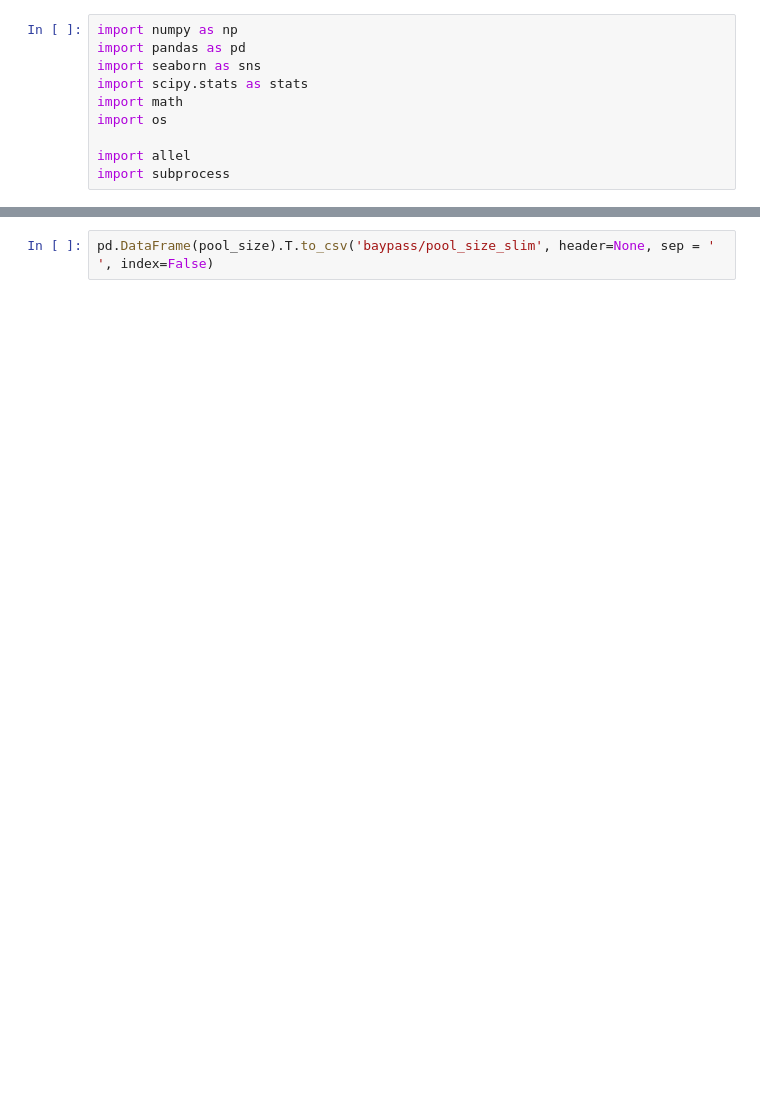
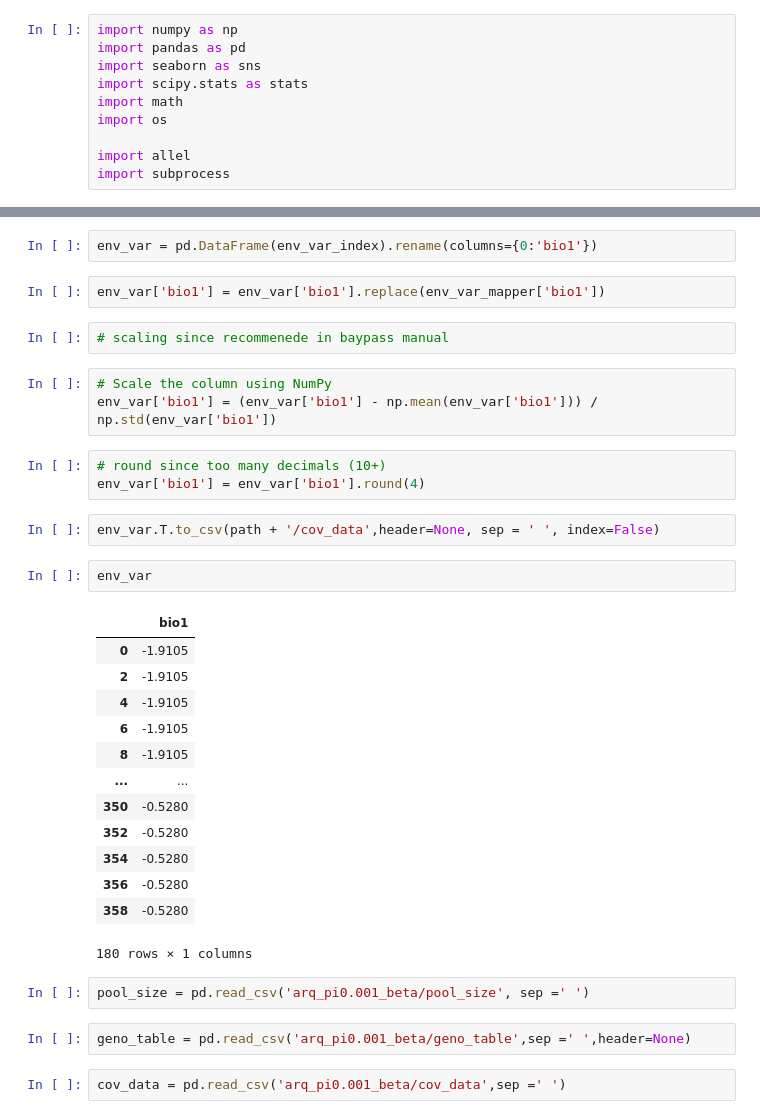
Before and after one commit to Tatianabellagio/slim_grenenet, a Jupyter notebook: baypass/gen_baypass_input.ipynb, the cells around one changed output, grey strips where cells are left out. Drawn from its saved outputs; the diff is of its cells as text; blank space fills up the shorter version.

Commit message:
productive baypass

```diff
--- a/baypass/gen_baypass_input.ipynb
+++ b/baypass/gen_baypass_input.ipynb
@@ -67,2 +93,36 @@ pool_size = pool_size * 2
+# %%
+env_var = pd.DataFrame(env_var_index).rename(columns={0:'bio1'})
+# %%
+env_var['bio1'] = env_var['bio1'].replace(env_var_mapper['bio1'])
+# %%
+# scaling since recommenede in baypass manual
+# %%
+# Scale the column using NumPy
+env_var['bio1'] = (env_var['bio1'] - np.mean(env_var['bio1'])) / np.std(env_var['bio1'])
+# %%
+# round since too many decimals (10+)
+env_var['bio1'] = env_var['bio1'].round(4)
 # %%
-pd.DataFrame(pool_size).T.to_csv('baypass/pool_size_slim', header=None, sep = ' ', index=False)
+env_var.T.to_csv(path + '/cov_data',header=None, sep = ' ', index=False)
+# %%
+env_var
+# %% [output]
+|  | bio1 |
+| 0 | -1.9105 |
+| 2 | -1.9105 |
+| 4 | -1.9105 |
+| 6 | -1.9105 |
+| 8 | -1.9105 |
+| ... | ... |
+| 350 | -0.5280 |
+| 352 | -0.5280 |
+| 354 | -0.5280 |
+| 356 | -0.5280 |
+| 358 | -0.5280 |
+180 rows × 1 columns
+# %%
+pool_size = pd.read_csv('arq_pi0.001_beta/pool_size', sep =' ')
+# %%
+geno_table = pd.read_csv('arq_pi0.001_beta/geno_table',sep =' ',header=None)
+# %%
+cov_data = pd.read_csv('arq_pi0.001_beta/cov_data',sep =' ')
```
Also changed, not shown: parts of 26 cells of this notebook, 22 other files.
